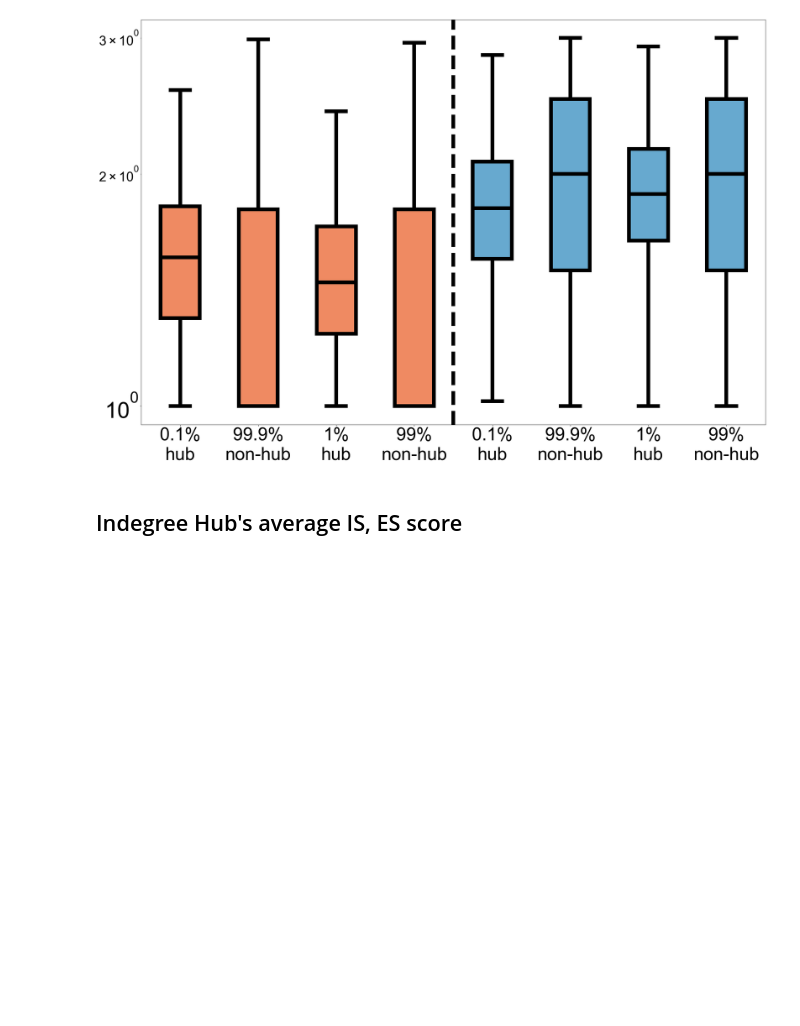
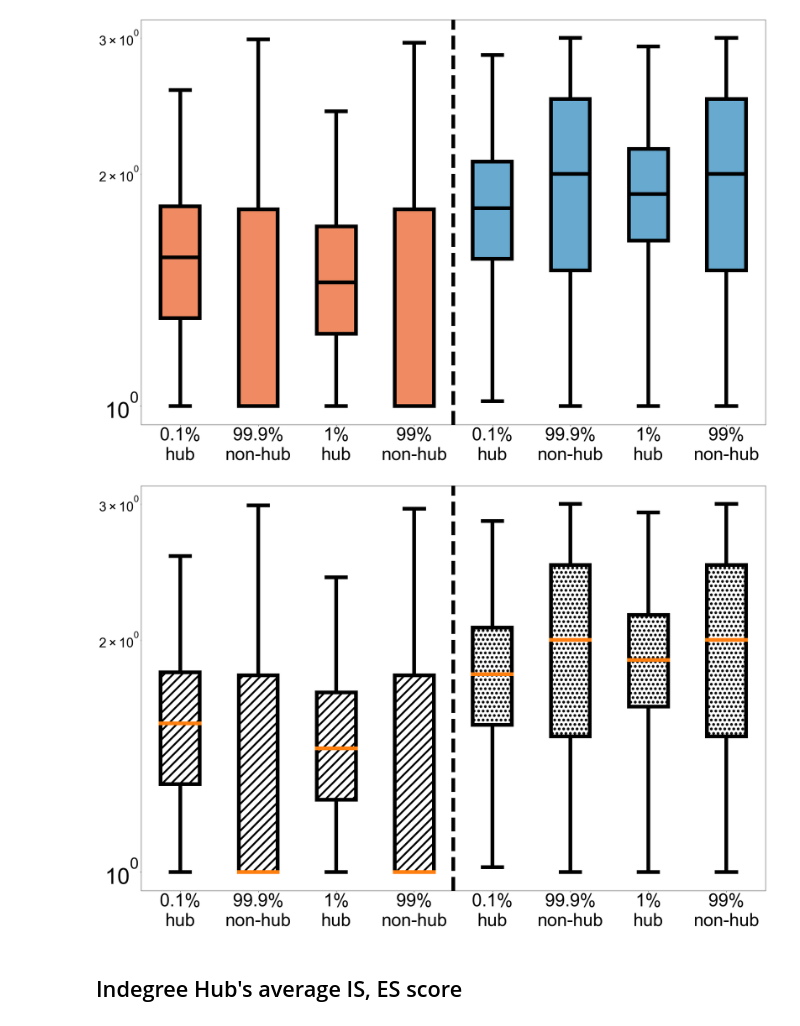
Before and after one commit to tr0up2r/plotting-and-graph-analysis, a Jupyter notebook: boxplot.ipynb, the cells around one changed output. Saved outputs shown, nothing was run; the diff lists cells and outputs as text; code cells hidden in the pictures; blank space fills up the shorter version.

Commit message:
boxplot face를 pattern으로 채울 수 있는 option 추가.

```diff
--- a/boxplot.ipynb
+++ b/boxplot.ipynb
@@ -41,8 +41,14 @@ def copy_colors(color_list, loop):
 num_of_boxplots = 4
 
 def draw_colored_boxplot_for_hub(result_list, title, xlabel, ylabel, xlist, xticks_fontsize, yticks_fontsize, colors, fill_box):
-    if fill_box:
+    median_color = 'black'
+
+    if fill_box == 'color':
         title = title + '_face_filled'
+    elif fill_box == 'pattern':
+        plt.rcParams['hatch.linewidth'] = 5
+        title = title + '_face_filled_with_pattern'
+        median_color = '#ff7f0e'
 
     filename = title + '.eps'
 
@@ -52,25 +58,30 @@ def draw_colored_boxplot_for_hub(result_list, title, xlabel, ylabel, xlist, xtic
 
     bplot = axes.boxplot(result_list, showfliers=False, boxprops= dict(linewidth=10),
                         whiskerprops=dict(linestyle='-',linewidth=10),
-                        capprops=dict(linewidth=10), medianprops=dict(linewidth=10, color='black'), patch_artist=True)
+                        capprops=dict(linewidth=10), medianprops=dict(linewidth=10, color=median_color), patch_artist=True)
 
     box_colors = copy_colors(colors, num_of_boxplots)
 
     # box의 face를 parameter로 받은 colors로 채우기.
-    if fill_box:
-        for boxes, color in zip(bplot['boxes'], box_colors):
-            boxes.set_facecolor(color)
+    if fill_box == 'color':
+        for box, color in zip(bplot['boxes'], box_colors):
+            box.set_facecolor(color)
+    # box의 face를 parameter로 받은 patterns로 채우기.
+    elif fill_box == 'pattern':
+        for box, color in zip(bplot['boxes'], box_colors):
+            box.set(hatch = color)
+            box.set_facecolor('None')
     # box의 edges를 parameter로 받은 colors로 채우기.
     else:
-        for boxes, color in zip(bplot['boxes'], box_colors):
-            boxes.set_edgecolor(color)
-            boxes.set_facecolor('None')
+        for box, color in zip(bplot['boxes'], box_colors):
+            box.set_edgecolor(color)
+            box.set_facecolor('None')
 
         line_colors = copy_colors(colors, num_of_boxplots * 2)
-        for whiskers, caps, color in zip(bplot['whiskers'], bplot['caps'], line_colors):
+        for whisker, cap, color in zip(bplot['whiskers'], bplot['caps'], line_colors):
                 # whiskers와 caps는 Line2D 객체이므로 set_color() function 사용.
-                whiskers.set_color(color)
-                caps.set_color(color)
+                whisker.set_color(color)
+                cap.set_color(color)
 
     plt.xticks(xlist, xlabel, fontsize=xticks_fontsize)
     plt.yticks(fontsize=yticks_fontsize)
@@ -366,5 +377,14 @@ draw_colored_boxplot_for_hub(result_list, "boxplot_average_is_es_outdegree_hub_n
 # %% [output]
 [figure]
+# %%
+colors = ['/', '.']
+xlabel = [f"0.1%{newline}hub", f"99.9%{newline}non-hub", f"1%{newline}hub", f"99%{newline}non-hub", f"0.1%{newline}hub", f"99.9%{newline}non-hub", f"1%{newline}hub", f"99%{newline}non-hub"]
+
+draw_colored_boxplot_for_hub(result_list, "boxplot_average_is_es_outdegree_hub_non_hub", xlabel,
+                             'average score', [1, 2, 3, 4, 5, 6, 7, 8], xticks_fontsize=48, yticks_fontsize=60,
+                             colors=colors, fill_box='pattern')
+# %% [output]
+[figure, added]
 # %% [markdown]
 ## Indegree Hub's average IS, ES score
 # %%
```
Also changed, not shown: parts of 2 cells of this notebook.
